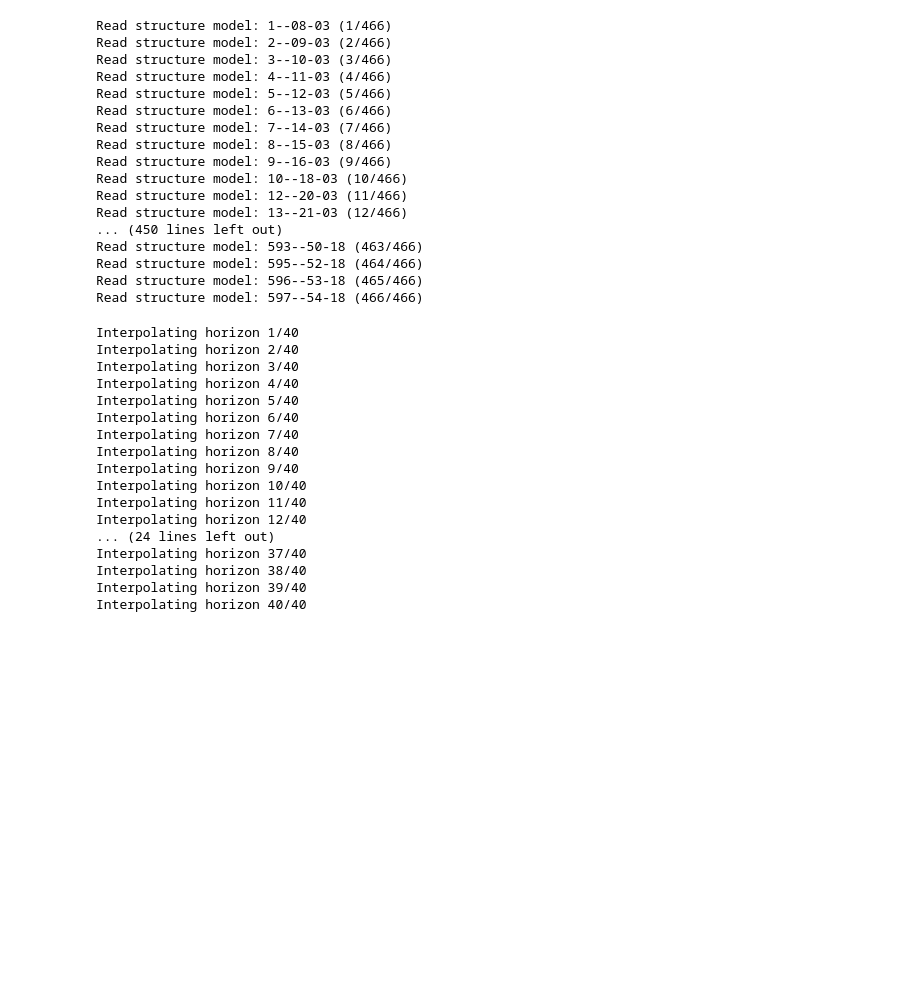
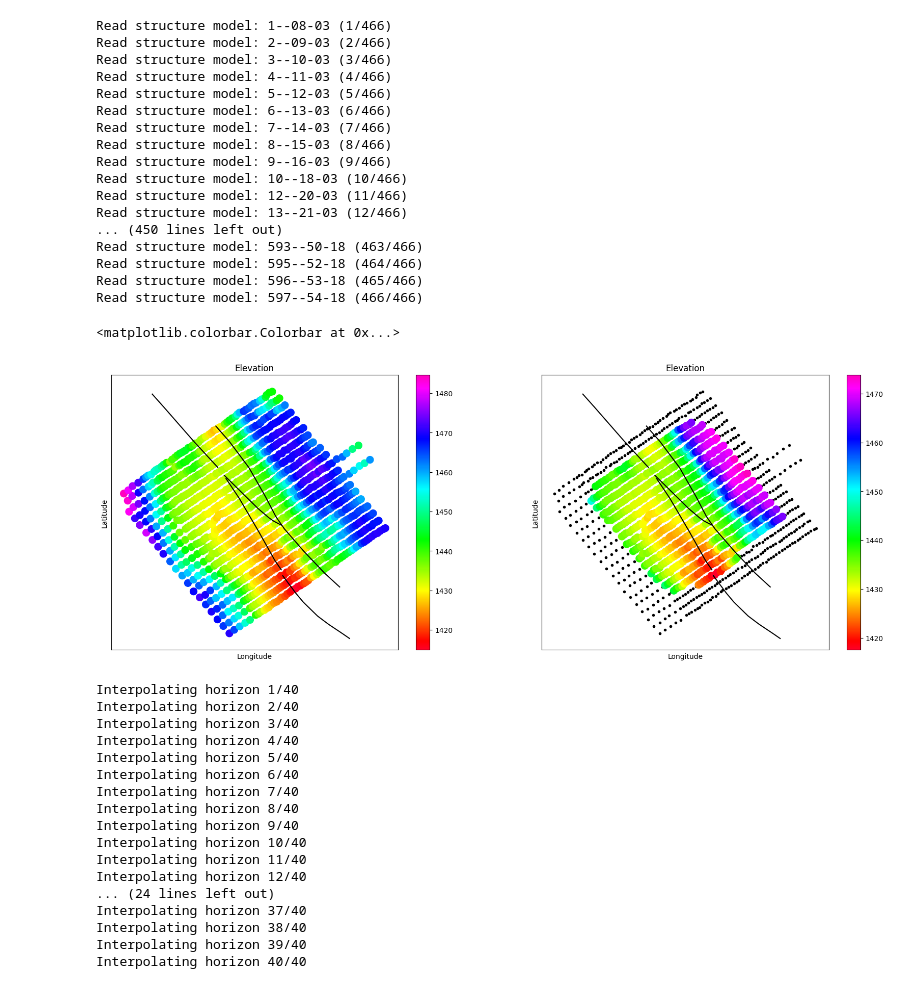
Before and after one commit to harmonsong/SGB_tomography_project, a Jupyter notebook: p_4-4_Vs_verti-inter-tomo-compare.ipynb, the cells around one changed output. Cells and saved outputs as stored; diff of their text form; code cells hidden in the pictures; blank space fills up the shorter version.

```diff
--- a/p_4-4_Vs_verti-inter-tomo-compare.ipynb
+++ b/p_4-4_Vs_verti-inter-tomo-compare.ipynb
@@ -90,6 +90,7 @@ nPairs_all = int(len(StationPairs_all)/2)
 stalist_all = stainfo['Station'].tolist()
 lat_stations_all =  stainfo['latitude'].tolist()
 lon_stations_all =  stainfo['longitude'].tolist()
+elevation_stations_all = stainfo['elevation'].tolist()
 # %%
 stations_partition = {}
 lat_stations_partition = {}
@@ -173,6 +174,21 @@ type_interp = 'linear'
 
 v_min = 0.3
 v_max = 0.65
+# %%
+#points = np.column_stack((lon_stations_all, lat_stations_all))
+points = np.column_stack((lon_centroid_partition, lat_centroid_partition))
+hull = ConvexHull(points)
+polygon = Polygon(points[hull.vertices])
+index_sta = []
+lon_stations_in = []
+lat_stations_in = []
+elevation_stations_in = []
+for i in range(len(lon_stations_all)):
+    if polygon.contains(Point(lon_stations_all[i], lat_stations_all[i])):
+        index_sta.append(i)
+        lon_stations_in.append(lon_stations_all[i])
+        lat_stations_in.append(lat_stations_all[i])
+        elevation_stations_in.append(elevation_stations_all[i])
 # %%
 # generate grid
 xx = np.linspace(np.min(lon_centroid_partition), np.max(lon_centroid_partition), num_lons)
@@ -193,6 +209,40 @@ for i in range(len(lon_grid)):
         index.append(i)
         lon_inter_in.append(lon_grid[i])
         lat_inter_in.append(lat_grid[i])
+# %%
+fig = plt.figure(figsize=(20, 7))
+ax  = fig.add_subplot(121)
+ax.scatter(lon_stations_all, lat_stations_all,marker='.',color='k')
+ax.set_xticks([])  #去掉横坐标值
+ax.set_yticks([])  #去掉纵坐标值
+ax.set_xlabel('Longitude')
+ax.set_ylabel('Latitude')
+ax.set_title('Elevation')
+flag_add = 0.0005
+ax.set_xlim([min(lon_stations_all)-flag_add, max(lon_stations_all)+flag_add])
+ax.set_ylim([min(lat_stations_all)-flag_add, max(lat_stations_all)+flag_add])
+for j in range(len(faults)):
+    ax.plot(faults['clark'+str(j+1)]['lon'], faults['clark'+str(j+1)]['lat'], 'k')
+im = ax.scatter(lon_stations_all,lat_stations_all,c=elevation_stations_all,cmap='gist_rainbow',s=100)
+plt.colorbar(im)
+
+ax  = fig.add_subplot(122)
+ax.scatter(lon_stations_all, lat_stations_all,marker='.',color='k')
+ax.set_xticks([])  #去掉横坐标值
+ax.set_yticks([])  #去掉纵坐标值
+ax.set_xlabel('Longitude')
+ax.set_ylabel('Latitude')
+ax.set_title('Elevation')
+flag_add = 0.0005
+ax.set_xlim([min(lon_stations_all)-flag_add, max(lon_stations_all)+flag_add])
+ax.set_ylim([min(lat_stations_all)-flag_add, max(lat_stations_all)+flag_add])
+for j in range(len(faults)):
+    ax.plot(faults['clark'+str(j+1)]['lon'], faults['clark'+str(j+1)]['lat'], 'k')
+im = ax.scatter(lon_stations_in,lat_stations_in,c=elevation_stations_in,cmap='gist_rainbow',s=100)
+plt.colorbar(im)
+# %% [output]
+<matplotlib.colorbar.Colorbar at 0x...>
+[figure, added]
 # %%
 vs_inter_horizon_all = {}
 vs_inter_fund_horizon_all = {}
```
Also changed, not shown: parts of 4 cells of this notebook, 3 other files.
